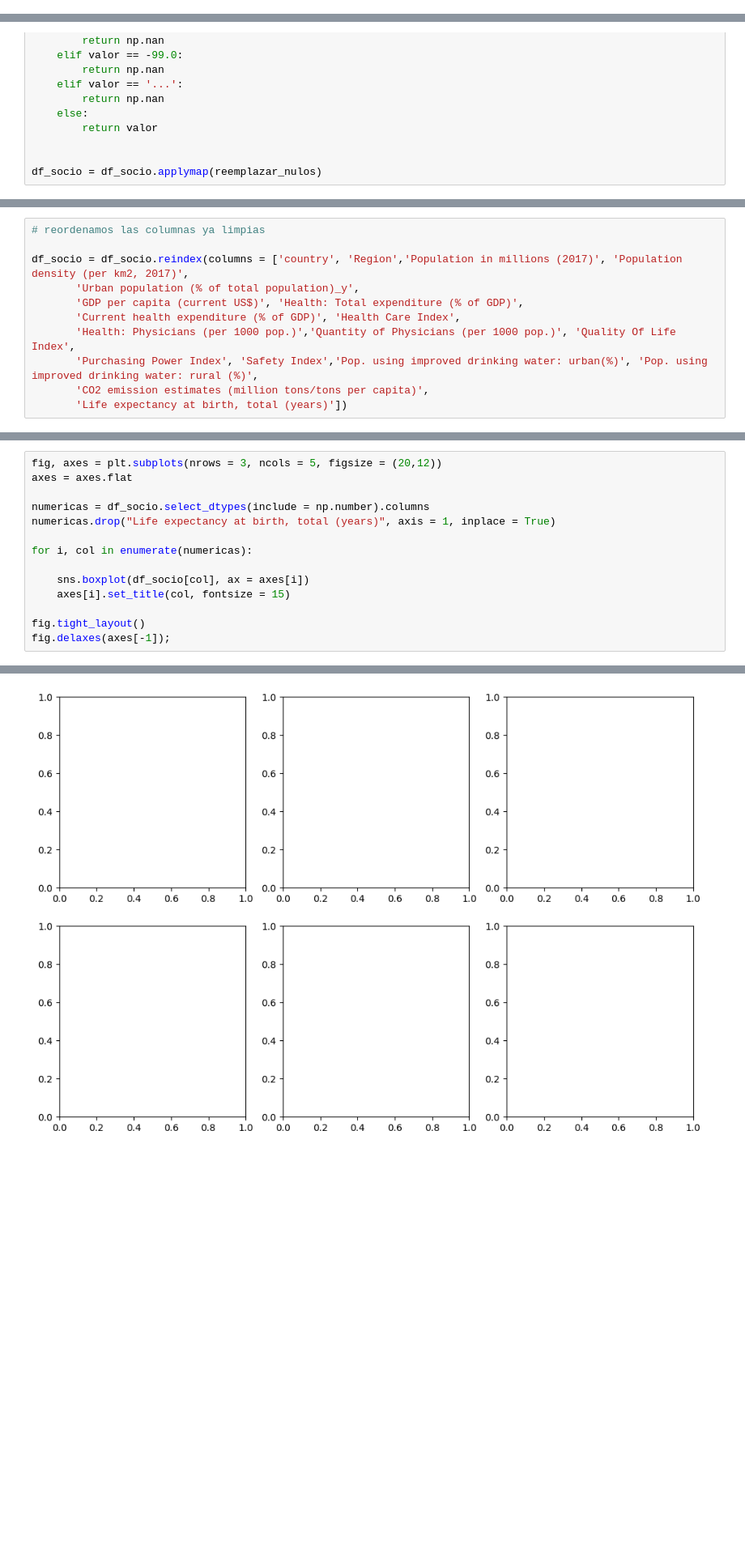
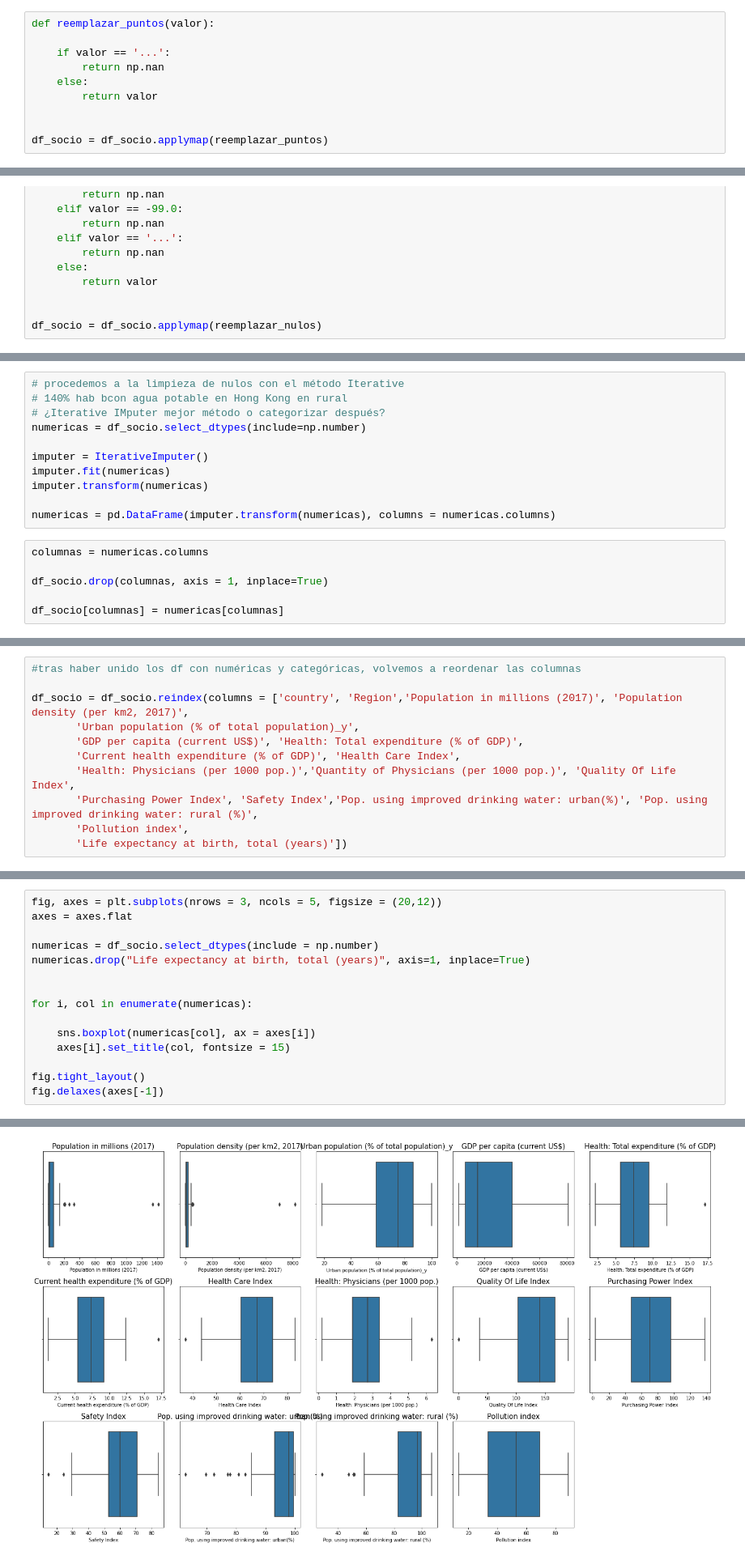
Before and after one commit to Adalab/promo-d-da-modulo3-sprint1-elisa-lidya, a Jupyter notebook: regresion-lineal/pair-regresion-lineal-ml-intro.ipynb, the cells around one changed output, grey strips where cells are left out. Shown at 81% size. Saved outputs shown, nothing was run; the diff lists cells and outputs as text; blank space fills up the shorter version.

```diff
--- a/regresion-lineal/pair-regresion-lineal-ml-intro.ipynb
+++ b/regresion-lineal/pair-regresion-lineal-ml-intro.ipynb
@@ -189,3 +176,13 @@ df_socio.drop("Pop. using improved drinking water (urban/rural, %)", axis = 1, i
 df_socio["Population in millions (2017)"] = df_socio["Population in thousands (2017)"] / 1000
 
 df_socio.drop("Population in thousands (2017)", axis = 1, inplace = True)
+# %%
+def reemplazar_puntos(valor):
+
+    if valor == '...':
+        return np.nan
+    else:
+        return valor
+
+
+df_socio = df_socio.applymap(reemplazar_puntos)
@@ -205,0 +214,17 @@ df_socio = df_socio.applymap(reemplazar_nulos)
+# %%
+# procedemos a la limpieza de nulos con el método Iterative
+# 140% hab bcon agua potable en Hong Kong en rural
+# ¿Iterative IMputer mejor método o categorizar después?
+numericas = df_socio.select_dtypes(include=np.number)
+
+imputer = IterativeImputer()
+imputer.fit(numericas)
+imputer.transform(numericas)
+
+numericas = pd.DataFrame(imputer.transform(numericas), columns = numericas.columns)
+# %%
+columnas = numericas.columns
+
+df_socio.drop(columnas, axis = 1, inplace=True)
+
+df_socio[columnas] = numericas[columnas]
@@ -206,5 +246,5 @@ df_socio = df_socio.applymap(reemplazar_nulos)
 # %%
-# reordenamos las columnas ya limpias
+#tras haber unido los df con numéricas y categóricas, volvemos a reordenar las columnas
 
 df_socio = df_socio.reindex(columns = ['country', 'Region','Population in millions (2017)', 'Population density (per km2, 2017)',
        'Urban population (% of total population)_y',
@@ -212,5 +252,5 @@ df_socio = df_socio.reindex(columns = ['country', 'Region','Population in millio
        'Current health expenditure (% of GDP)', 'Health Care Index',
        'Health: Physicians (per 1000 pop.)','Quantity of Physicians (per 1000 pop.)', 'Quality Of Life Index',
        'Purchasing Power Index', 'Safety Index','Pop. using improved drinking water: urban(%)', 'Pop. using improved drinking water: rural (%)',
-       'CO2 emission estimates (million tons/tons per capita)',
+       'Pollution index',
        'Life expectancy at birth, total (years)'])
@@ -287,14 +289,15 @@ dtype: int64
 fig, axes = plt.subplots(nrows = 3, ncols = 5, figsize = (20,12))
 axes = axes.flat
 
-numericas = df_socio.select_dtypes(include = np.number).columns
-numericas.drop("Life expectancy at birth, total (years)", axis = 1, inplace = True)
+numericas = df_socio.select_dtypes(include = np.number)
+numericas.drop("Life expectancy at birth, total (years)", axis=1, inplace=True)
+
 
 for i, col in enumerate(numericas):
 
-    sns.boxplot(df_socio[col], ax = axes[i])
+    sns.boxplot(numericas[col], ax = axes[i])
     axes[i].set_title(col, fontsize = 15)
 
 fig.tight_layout()
-fig.delaxes(axes[-1]);
+fig.delaxes(axes[-1])
 # %% [output]
@@ -302 +304 @@ TypeError: Index.drop() got an unexpected keyword argument 'axis'
-[figure, old version]
+[figure, new version]
```
Also changed, not shown: parts of 24 cells of this notebook, 1 other file.
